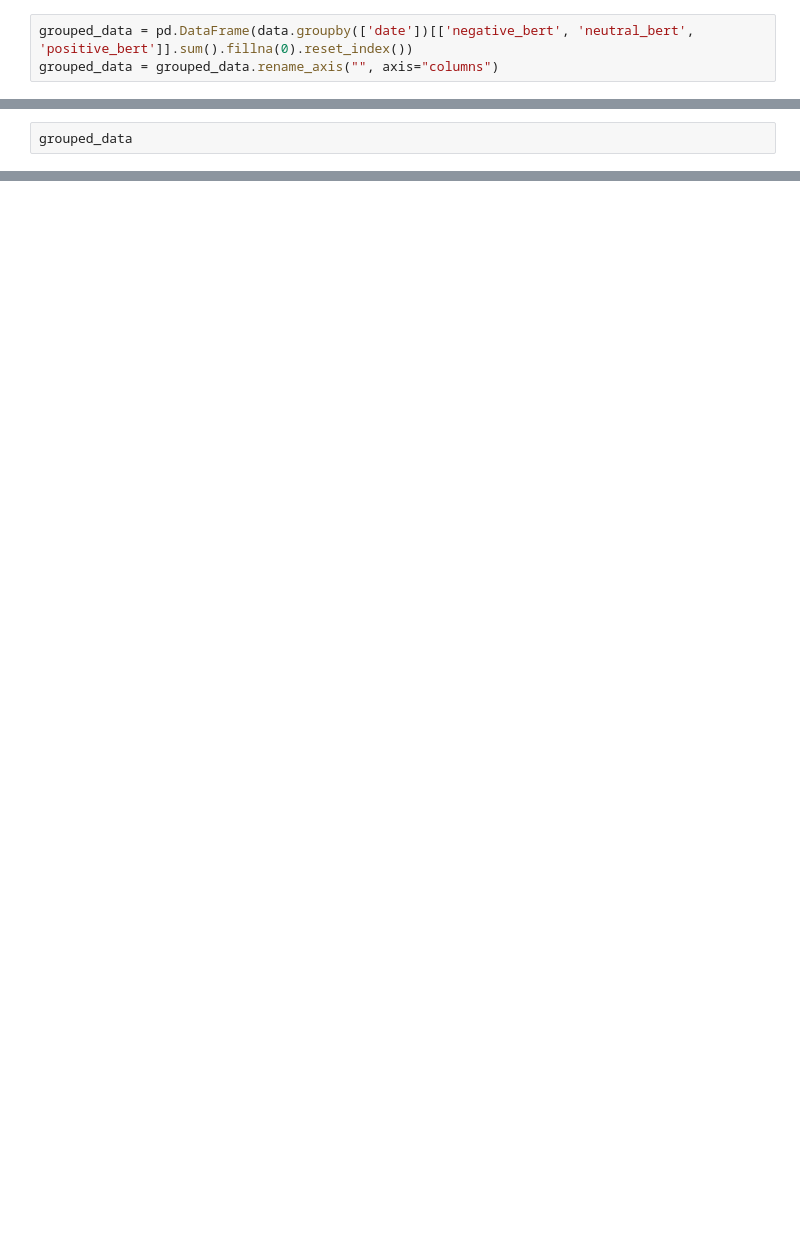
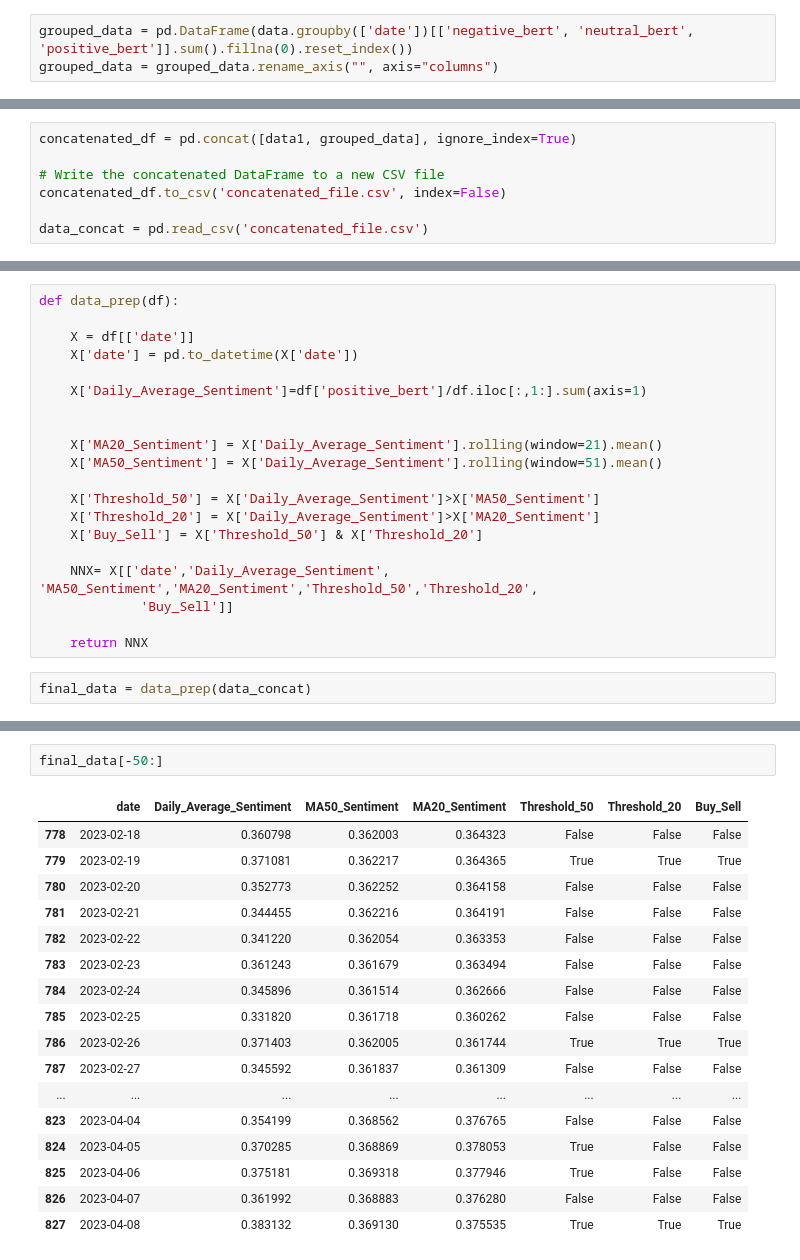
Before and after one commit to giadapi/crypto_2, a Jupyter notebook: Transfer_learning_practice.ipynb, the cells around one changed output, grey strips where cells are left out. Saved outputs shown, nothing was run; the diff lists cells and outputs as text; blank space fills up the shorter version.

```diff
--- a/Transfer_learning_practice.ipynb
+++ b/Transfer_learning_practice.ipynb
@@ -173,2 +185,7 @@ grouped_data = grouped_data.rename_axis("", axis="columns")
 # %%
-grouped_data
+concatenated_df = pd.concat([data1, grouped_data], ignore_index=True)
+
+# Write the concatenated DataFrame to a new CSV file
+concatenated_df.to_csv('concatenated_file.csv', index=False)
+
+data_concat = pd.read_csv('concatenated_file.csv')
@@ -180,0 +192,22 @@ grouped_data
+# %%
+def data_prep(df):
+
+    X = df[['date']]
+    X['date'] = pd.to_datetime(X['date'])
+
+    X['Daily_Average_Sentiment']=df['positive_bert']/df.iloc[:,1:].sum(axis=1)
+
+
+    X['MA20_Sentiment'] = X['Daily_Average_Sentiment'].rolling(window=21).mean()
+    X['MA50_Sentiment'] = X['Daily_Average_Sentiment'].rolling(window=51).mean()
+
+    X['Threshold_50'] = X['Daily_Average_Sentiment']>X['MA50_Sentiment']
+    X['Threshold_20'] = X['Daily_Average_Sentiment']>X['MA20_Sentiment']
+    X['Buy_Sell'] = X['Threshold_50'] & X['Threshold_20']
+
+    NNX= X[['date','Daily_Average_Sentiment', 'MA50_Sentiment','MA20_Sentiment','Threshold_50','Threshold_20',
+             'Buy_Sell']]
+
+    return NNX
+# %%
+final_data = data_prep(data_concat)
@@ -180,0 +230,20 @@ grouped_data
+# %%
+final_data[-50:]
+# %% [output]
+|  | date | Daily_Average_Sentiment | MA50_Sentiment | MA20_Sentiment | Threshold_50 | Threshold_20 | Buy_Sell |
+| 778 | 2023-02-18 | 0.360798 | 0.362003 | 0.364323 | False | False | False |
+| 779 | 2023-02-19 | 0.371081 | 0.362217 | 0.364365 | True | True | True |
+| 780 | 2023-02-20 | 0.352773 | 0.362252 | 0.364158 | False | False | False |
+| 781 | 2023-02-21 | 0.344455 | 0.362216 | 0.364191 | False | False | False |
+| 782 | 2023-02-22 | 0.341220 | 0.362054 | 0.363353 | False | False | False |
+| 783 | 2023-02-23 | 0.361243 | 0.361679 | 0.363494 | False | False | False |
+| 784 | 2023-02-24 | 0.345896 | 0.361514 | 0.362666 | False | False | False |
+| 785 | 2023-02-25 | 0.331820 | 0.361718 | 0.360262 | False | False | False |
+| 786 | 2023-02-26 | 0.371403 | 0.362005 | 0.361744 | True | True | True |
+| 787 | 2023-02-27 | 0.345592 | 0.361837 | 0.361309 | False | False | False |
+| ... | ... | ... | ... | ... | ... | ... | ... |
+| 823 | 2023-04-04 | 0.354199 | 0.368562 | 0.376765 | False | False | False |
+| 824 | 2023-04-05 | 0.370285 | 0.368869 | 0.378053 | True | False | False |
+| 825 | 2023-04-06 | 0.375181 | 0.369318 | 0.377946 | True | False | False |
+| 826 | 2023-04-07 | 0.361992 | 0.368883 | 0.376280 | False | False | False |
+| 827 | 2023-04-08 | 0.383132 | 0.369130 | 0.375535 | True | True | True |
```
Also changed, not shown: parts of 17 cells of this notebook, 10 other files.
